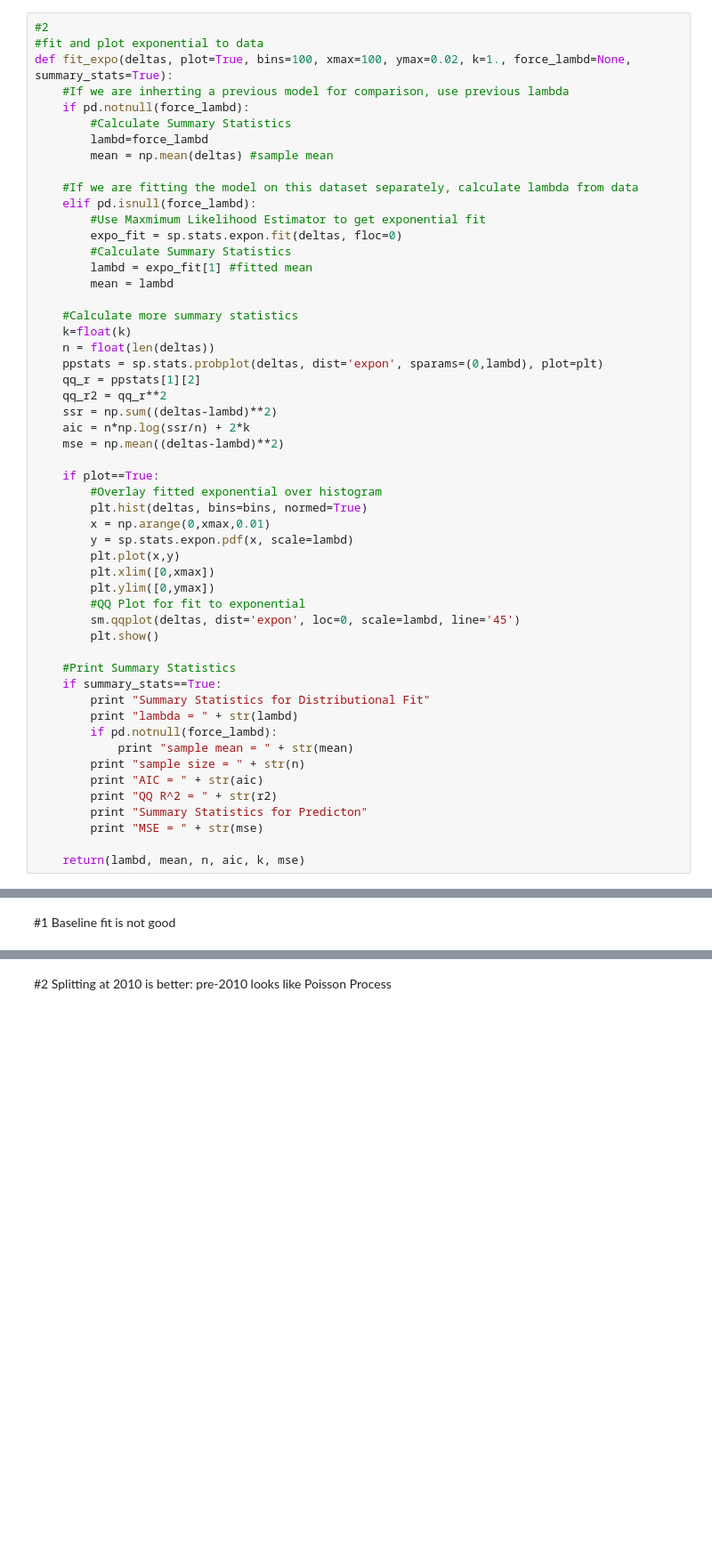
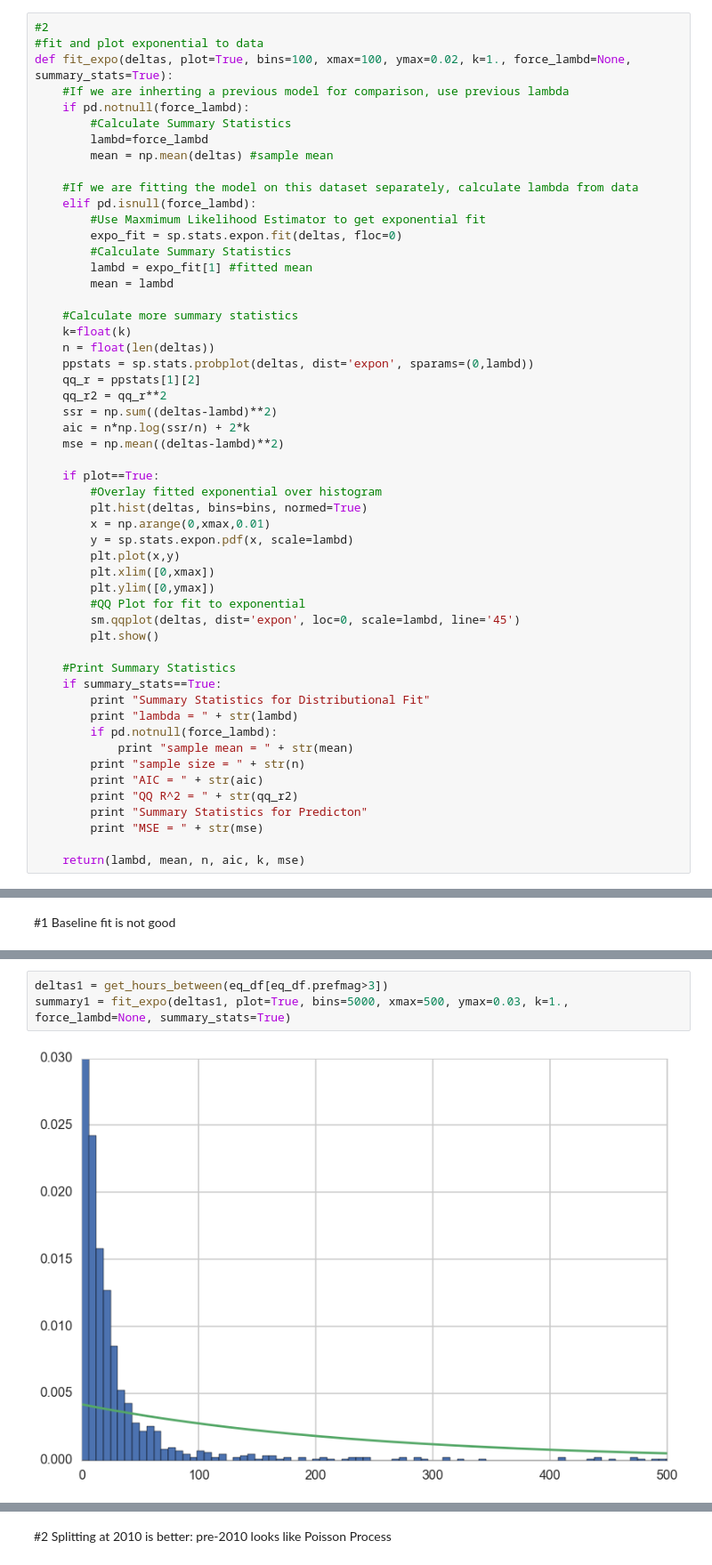
Before and after one commit to tperol/earthquake-clusters, a Jupyter notebook: eric_prefinal.ipynb, the cells around one changed output, grey strips where cells are left out. Shown at 89% size. Saved outputs shown, nothing was run; the diff lists cells and outputs as text; blank space fills up the shorter version.

```diff
--- a/eric_prefinal.ipynb
+++ b/eric_prefinal.ipynb
@@ -198,7 +198,7 @@ def fit_expo(deltas, plot=True, bins=100, xmax=100, ymax=0.02, k=1., force_lambd
     #Calculate more summary statistics
     k=float(k)
     n = float(len(deltas))
-    ppstats = sp.stats.probplot(deltas, dist='expon', sparams=(0,lambd), plot=plt)
+    ppstats = sp.stats.probplot(deltas, dist='expon', sparams=(0,lambd))
     qq_r = ppstats[1][2]
     qq_r2 = qq_r**2
     ssr = np.sum((deltas-lambd)**2)
@@ -225,7 +225,7 @@ def fit_expo(deltas, plot=True, bins=100, xmax=100, ymax=0.02, k=1., force_lambd
             print "sample mean = " + str(mean)
         print "sample size = " + str(n)
         print "AIC = " + str(aic)
-        print "QQ R^2 = " + str(r2)
+        print "QQ R^2 = " + str(qq_r2)
         print "Summary Statistics for Predicton"
         print "MSE = " + str(mse)
 
@@ -259,0 +235,5 @@ AD Critical Value = 1.341
+# %%
+deltas1 = get_hours_between(eq_df[eq_df.prefmag>3])
+summary1 = fit_expo(deltas1, plot=True, bins=5000, xmax=500, ymax=0.03, k=1., force_lambd=None, summary_stats=True)
+# %% [output]
+[figure, added]
```
Also changed, not shown: parts of 7 cells of this notebook.
